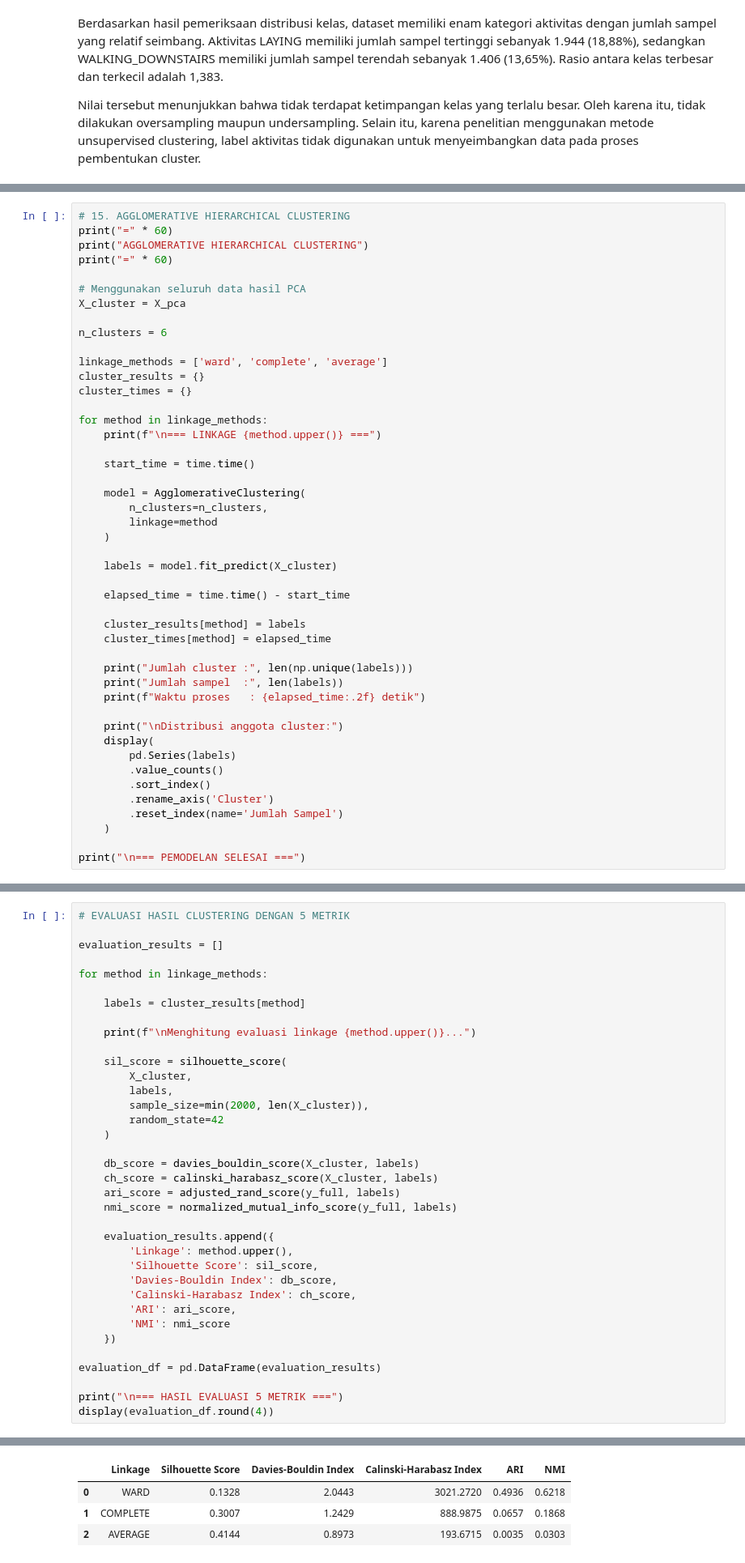
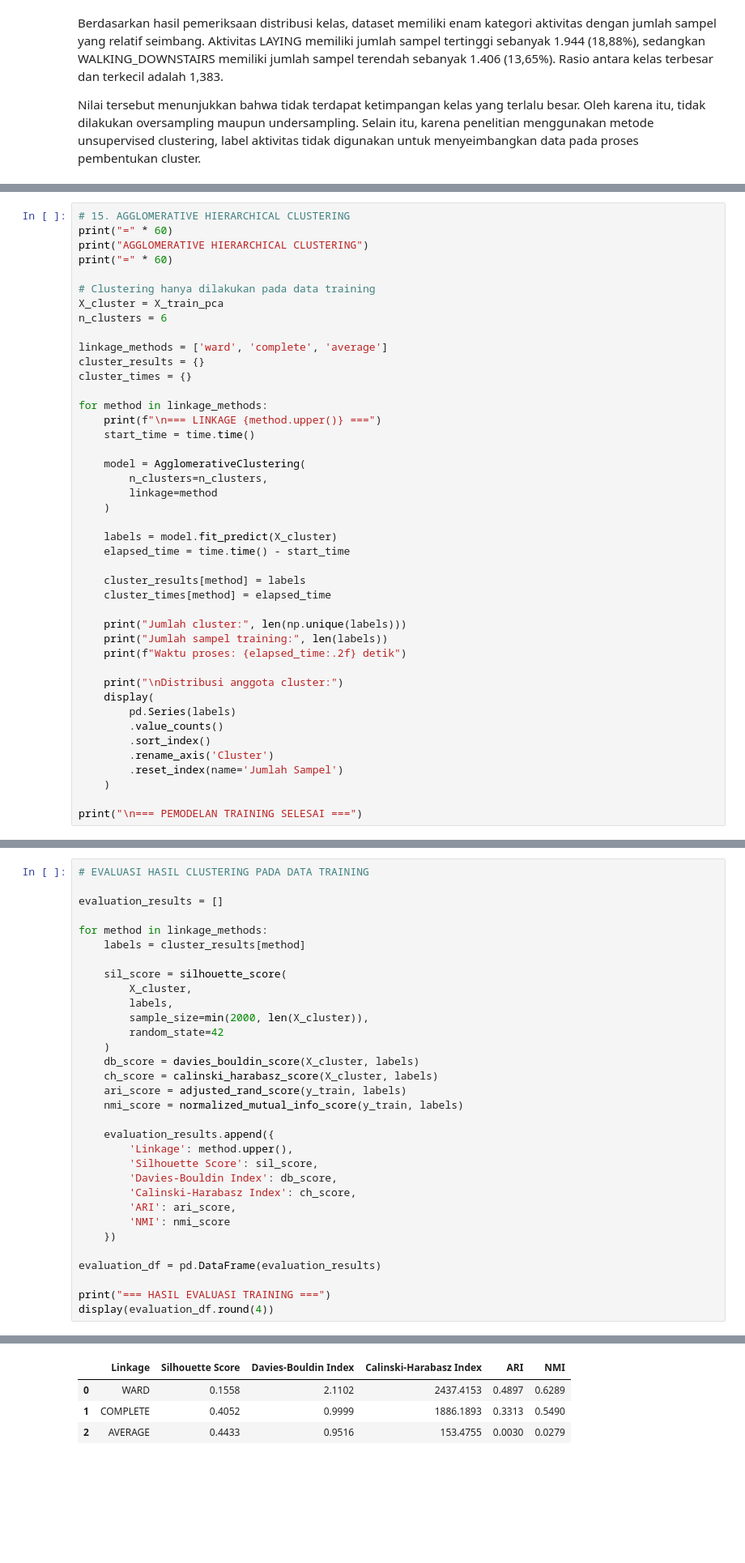
Before and after one commit to KLVA147/10_DS-IF-A_DC-Cakung, a Jupyter notebook: Main.ipynb, the cells around one changed output, grey strips where cells are left out. Shown at 81% size. Drawn from its saved outputs; the diff is of its cells as text; blank space fills up the shorter version.

```diff
--- a/Main.ipynb
+++ b/Main.ipynb
@@ -1106,9 +1124,8 @@ print("=" * 60)
 print("AGGLOMERATIVE HIERARCHICAL CLUSTERING")
 print("=" * 60)
 
-# Menggunakan seluruh data hasil PCA
-X_cluster = X_pca
-
+# Clustering hanya dilakukan pada data training
+X_cluster = X_train_pca
 n_clusters = 6
 
 linkage_methods = ['ward', 'complete', 'average']
@@ -1117,7 +1134,6 @@ cluster_times = {}
 
 for method in linkage_methods:
     print(f"\n=== LINKAGE {method.upper()} ===")
-
     start_time = time.time()
 
     model = AgglomerativeClustering(
@@ -1126,15 +1142,14 @@ for method in linkage_methods:
     )
 
     labels = model.fit_predict(X_cluster)
-
     elapsed_time = time.time() - start_time
 
     cluster_results[method] = labels
     cluster_times[method] = elapsed_time
 
-    print("Jumlah cluster :", len(np.unique(labels)))
-    print("Jumlah sampel  :", len(labels))
-    print(f"Waktu proses   : {elapsed_time:.2f} detik")
+    print("Jumlah cluster:", len(np.unique(labels)))
+    print("Jumlah sampel training:", len(labels))
+    print(f"Waktu proses: {elapsed_time:.2f} detik")
 
     print("\nDistribusi anggota cluster:")
     display(
@@ -1145,7 +1160,7 @@ for method in linkage_methods:
         .reset_index(name='Jumlah Sampel')
     )
 
-print("\n=== PEMODELAN SELESAI ===")
+print("\n=== PEMODELAN TRAINING SELESAI ===")
 # %% [output]
 ============================================================
 AGGLOMERATIVE HIERARCHICAL CLUSTERING
@@ -1208,13 +1224,10 @@ Metrik internal digunakan untuk menilai kualitas struktur cluster berdasarkan ka
 # %%
-# EVALUASI HASIL CLUSTERING DENGAN 5 METRIK
+# EVALUASI HASIL CLUSTERING PADA DATA TRAINING
 
 evaluation_results = []
 
 for method in linkage_methods:
-
     labels = cluster_results[method]
-
-    print(f"\nMenghitung evaluasi linkage {method.upper()}...")
 
     sil_score = silhouette_score(
         X_cluster,
@@ -1222,11 +1235,10 @@ for method in linkage_methods:
         sample_size=min(2000, len(X_cluster)),
         random_state=42
     )
-
     db_score = davies_bouldin_score(X_cluster, labels)
     ch_score = calinski_harabasz_score(X_cluster, labels)
-    ari_score = adjusted_rand_score(y_full, labels)
-    nmi_score = normalized_mutual_info_score(y_full, labels)
+    ari_score = adjusted_rand_score(y_train, labels)
+    nmi_score = normalized_mutual_info_score(y_train, labels)
 
     evaluation_results.append({
         'Linkage': method.upper(),
@@ -1239,6 +1251,6 @@ for method in linkage_methods:
 
 evaluation_df = pd.DataFrame(evaluation_results)
 
-print("\n=== HASIL EVALUASI 5 METRIK ===")
+print("=== HASIL EVALUASI TRAINING ===")
 display(evaluation_df.round(4))
 # %% [output]
@@ -1252,4 +1258,4 @@ Menghitung evaluasi linkage AVERAGE...
 |  | Linkage | Silhouette Score | Davies-Bouldin Index | Calinski-Harabasz Index | ARI | NMI |
-| 0 | WARD | 0.1328 | 2.0443 | 3021.2720 | 0.4936 | 0.6218 |
-| 1 | COMPLETE | 0.3007 | 1.2429 | 888.9875 | 0.0657 | 0.1868 |
-| 2 | AVERAGE | 0.4144 | 0.8973 | 193.6715 | 0.0035 | 0.0303 |
+| 0 | WARD | 0.1558 | 2.1102 | 2437.4153 | 0.4897 | 0.6289 |
+| 1 | COMPLETE | 0.4052 | 0.9999 | 1886.1893 | 0.3313 | 0.5490 |
+| 2 | AVERAGE | 0.4433 | 0.9516 | 153.4755 | 0.0030 | 0.0279 |
```
Also changed, not shown: parts of 32 cells of this notebook.
